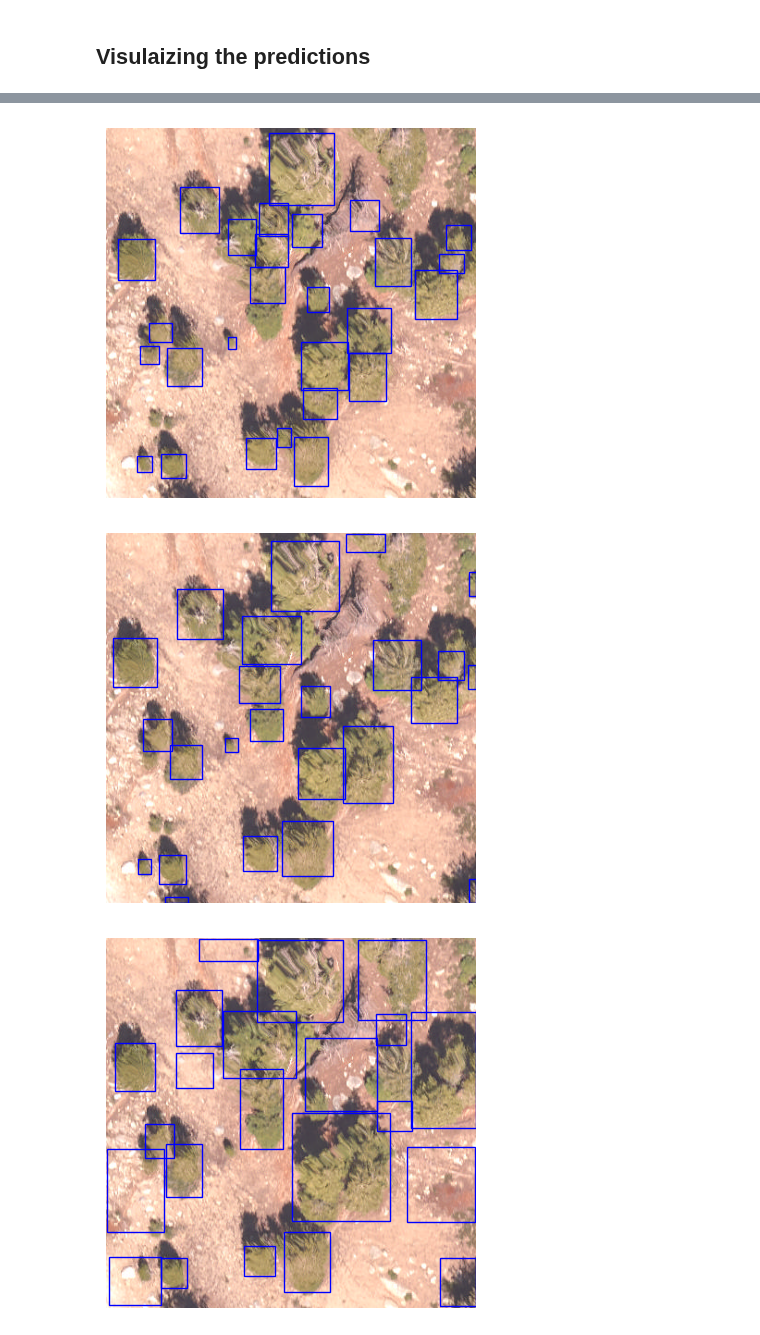
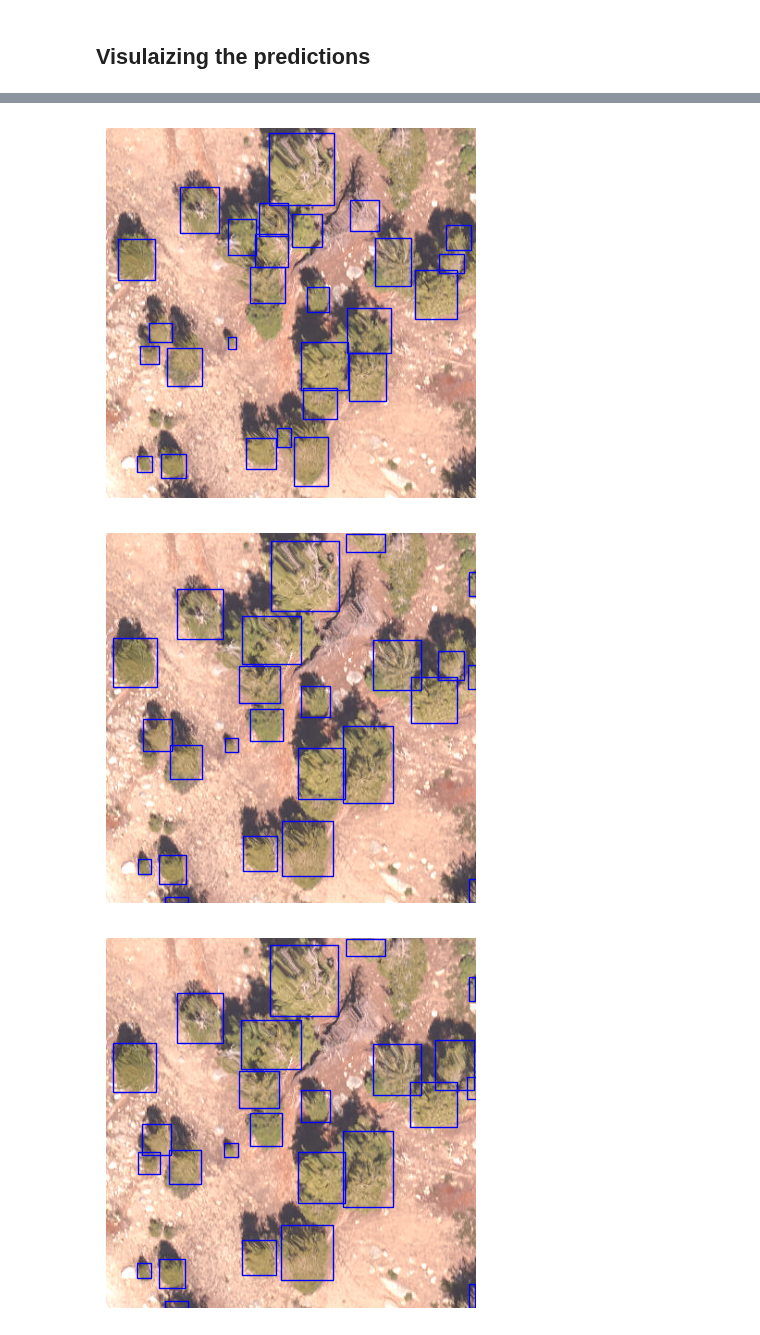
Before and after one commit to open-forest-observatory/tree-detection-framework, a Jupyter notebook: sandbox/evaluation/neon_benchmark.ipynb, the cells around one changed output, grey strips where cells are left out. Saved outputs shown, nothing was run; the diff lists cells and outputs as text; code cells hidden in the pictures.

```diff
--- a/sandbox/evaluation/neon_benchmark.ipynb
+++ b/sandbox/evaluation/neon_benchmark.ipynb
@@ -54,7 +55,7 @@ mappings = get_benchmark_detections(
     dataset_name=DATASET_NAME,
     images_dir=RGB_DIR,
     annotations_dir=ANN_DIR,
-    detectors={"deepforest": deepforest_detector, "detectree2": detectree2_detector},
+    detectors={"deepforest": deepforest_detector},
     nms_threshold=NMS_THRESHOLD,
     min_confidence=CONFIDENCE_THRESHOLD,
 )
@@ -74,31 +102,31 @@ Visulaizing the predictions
 # %%
 def create_plot_with_preds(img, gt_boxes):
     fig, ax = plt.subplots()
     ax.set_axis_off()
     ax.imshow(img)
     for bbox in gt_boxes:
         xmin, ymin, xmax, ymax = bbox.bounds
         # Create a Rectangle patch (xy, width, height)
         width = xmax - xmin
         height = ymax - ymin
         rect = patches.Rectangle(
             (xmin, ymin), width, height, linewidth=1, edgecolor="b", facecolor="none"
         )
         # Add the patch to the Axes
         ax.add_patch(rect)
     return ax
 
 
 example_img = "/ofo-share/repos-amritha/tree-detection-framework/data/neon-benchmark/RGB/2018_TEAK_3_322000_4103000_image_50.tif"
 img = cv2.imread(example_img, cv2.IMREAD_COLOR_RGB)
 create_plot_with_preds(img, mappings[example_img]["gt"])
 create_plot_with_preds(img, mappings[example_img]["deepforest"])
-create_plot_with_preds(img, mappings[example_img]["detectree2"])
+create_plot_with_preds(img, mappings[example_img]["deepforest_vanila"])
 # %% [output]
 <Axes: >
 [figure]
 [figure]
-[figure, old version]
+[figure, new version]
 # %%
 example_img = list(mappings.keys())[6]
 img = cv2.imread(example_img, cv2.IMREAD_COLOR_RGB)
```
Also changed, not shown: parts of 5 cells of this notebook, 4 other files.
